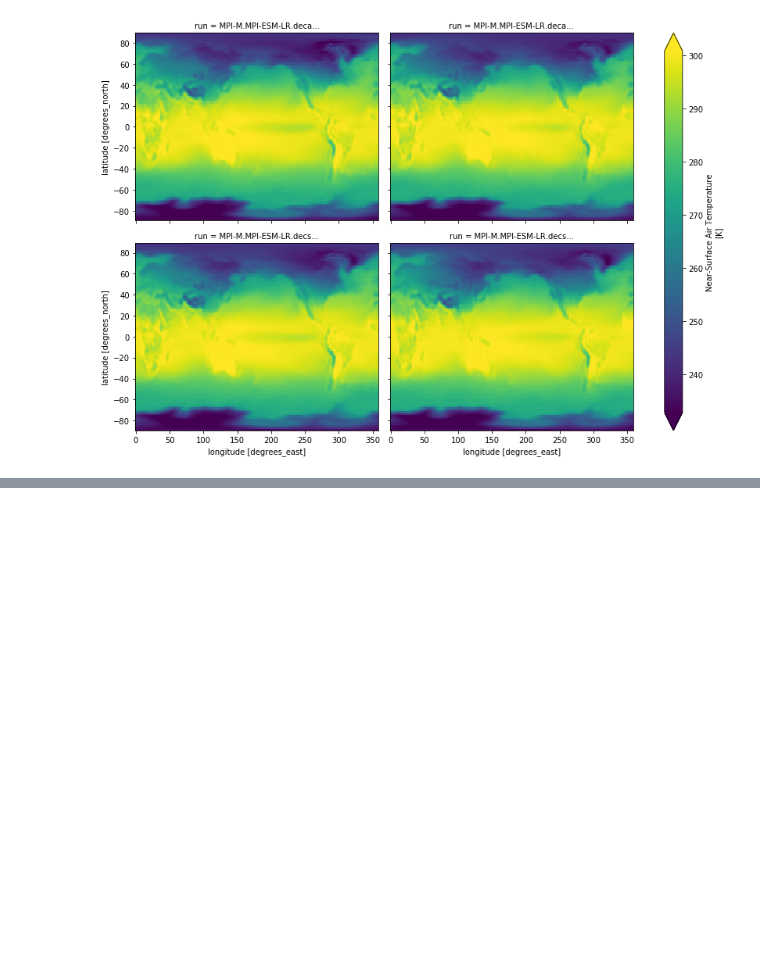
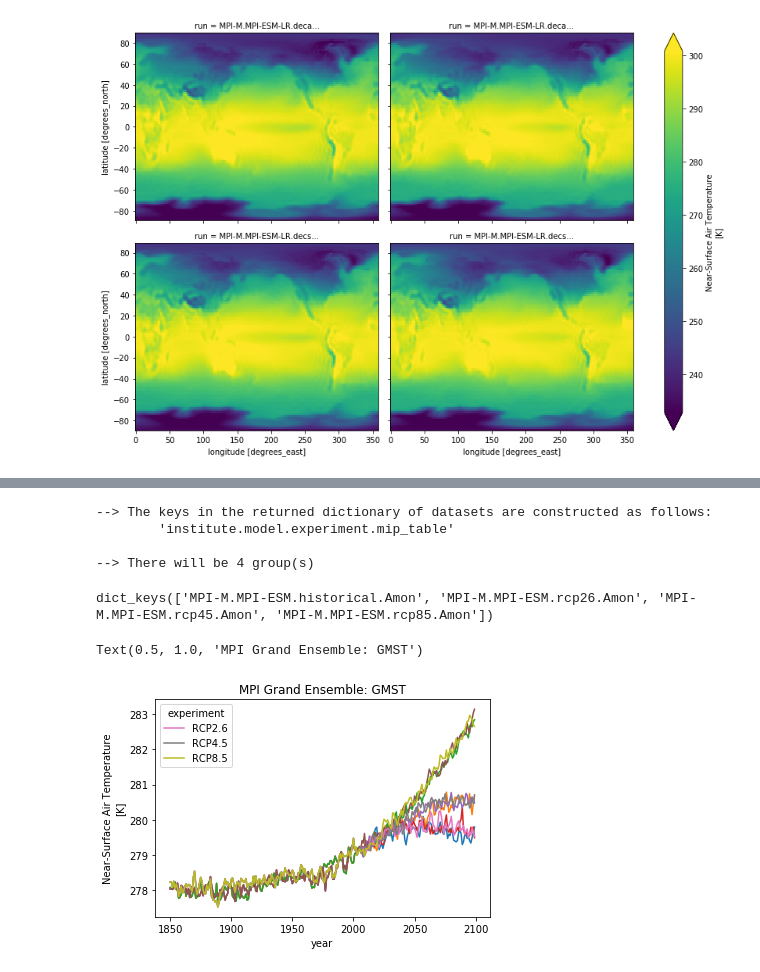
Before and after one commit to aaronspring/pymistral, a Jupyter notebook: notebooks/intake_mistral.ipynb, the cells around one changed output, grey strips where cells are left out. Drawn from its saved outputs; the diff is of its cells as text; code cells hidden in the pictures; blank space fills up the shorter version.

```diff
--- a/notebooks/intake_mistral.ipynb
+++ b/notebooks/intake_mistral.ipynb
@@ -191,0 +223,27 @@ ds.sel(time='1993-02').squeeze().plot(col='run',col_wrap=2,robust=True,figsize=(
+# %%
+dset_dict = cat.to_dataset_dict(cdf_kwargs={'chunks': {'time': 12*20}})
+# %% [output]
+--> The keys in the returned dictionary of datasets are constructed as follows:
+        'institute.model.experiment.mip_table'
+
+--> There will be 4 group(s)
+# %%
+dset_dict.keys()
+# %% [output]
+dict_keys(['MPI-M.MPI-ESM.historical.Amon', 'MPI-M.MPI-ESM.rcp26.Amon', 'MPI-M.MPI-ESM.rcp45.Amon', 'MPI-M.MPI-ESM.rcp85.Amon'])
+# %%
+ds = xr.merge([list(dset_dict.values())[0],xr.concat(list(dset_dict.values())[1:],'experiment')])
+# %%
+ds['experiment'] = ['RCP2.6','RCP4.5','RCP8.5']
+# %%
+gmst = ds.mean(['lon','lat'])['tas']
+# %%
+gmst = gmst.groupby('time.year').mean('time')
+del gmst['height']
+# %%
+for member in gmst.ensemble_member:
+    gmst.sel(ensemble_member=member).plot.line(hue='experiment')
+plt.title('MPI Grand Ensemble: GMST')
+# %% [output]
+Text(0.5, 1.0, 'MPI Grand Ensemble: GMST')
+[figure, added]
```
Also changed, not shown: parts of 19 cells of this notebook, 4 other files.
